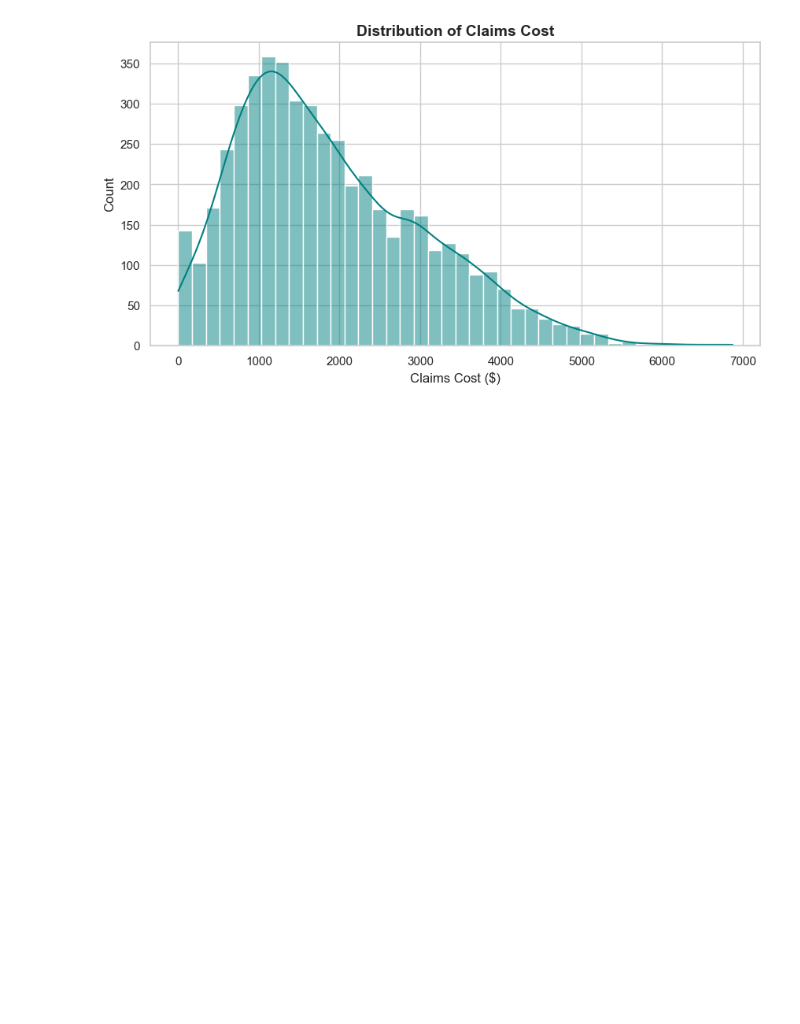
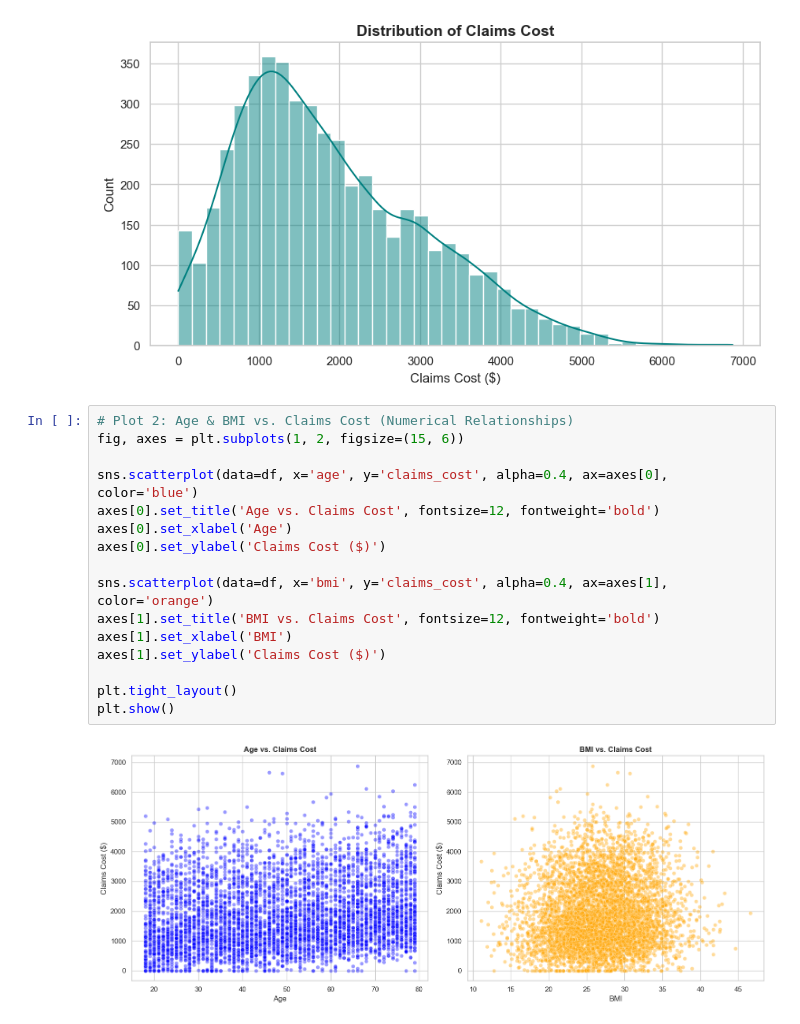
Before and after one commit to Kurodataio/Health-Insurance-Claims, a Jupyter notebook: health-insurance-claims.ipynb, the cells around one changed output. Cells and saved outputs as stored; diff of their text form; blank space fills up the shorter version.

Commit message:
add Plot 2-Age & BMI vs Claims Cost

```diff
--- a/health-insurance-claims.ipynb
+++ b/health-insurance-claims.ipynb
@@ -69,3 +69,21 @@ plt.ylabel('Count')
 plt.show()
 # %% [output]
 [figure]
+# %%
+# Plot 2: Age & BMI vs. Claims Cost (Numerical Relationships)
+fig, axes = plt.subplots(1, 2, figsize=(15, 6))
+
+sns.scatterplot(data=df, x='age', y='claims_cost', alpha=0.4, ax=axes[0], color='blue')
+axes[0].set_title('Age vs. Claims Cost', fontsize=12, fontweight='bold')
+axes[0].set_xlabel('Age')
+axes[0].set_ylabel('Claims Cost ($)')
+
+sns.scatterplot(data=df, x='bmi', y='claims_cost', alpha=0.4, ax=axes[1], color='orange')
+axes[1].set_title('BMI vs. Claims Cost', fontsize=12, fontweight='bold')
+axes[1].set_xlabel('BMI')
+axes[1].set_ylabel('Claims Cost ($)')
+
+plt.tight_layout()
+plt.show()
+# %% [output]
+[figure, added]
```
